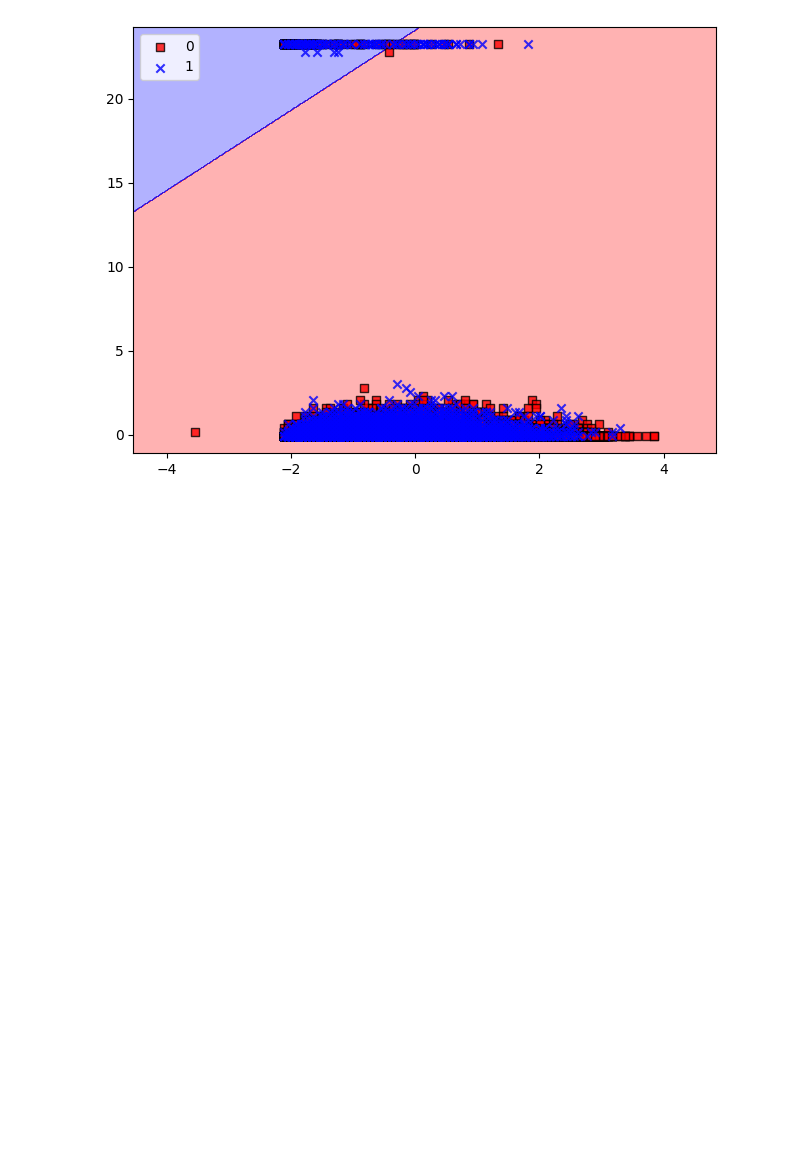
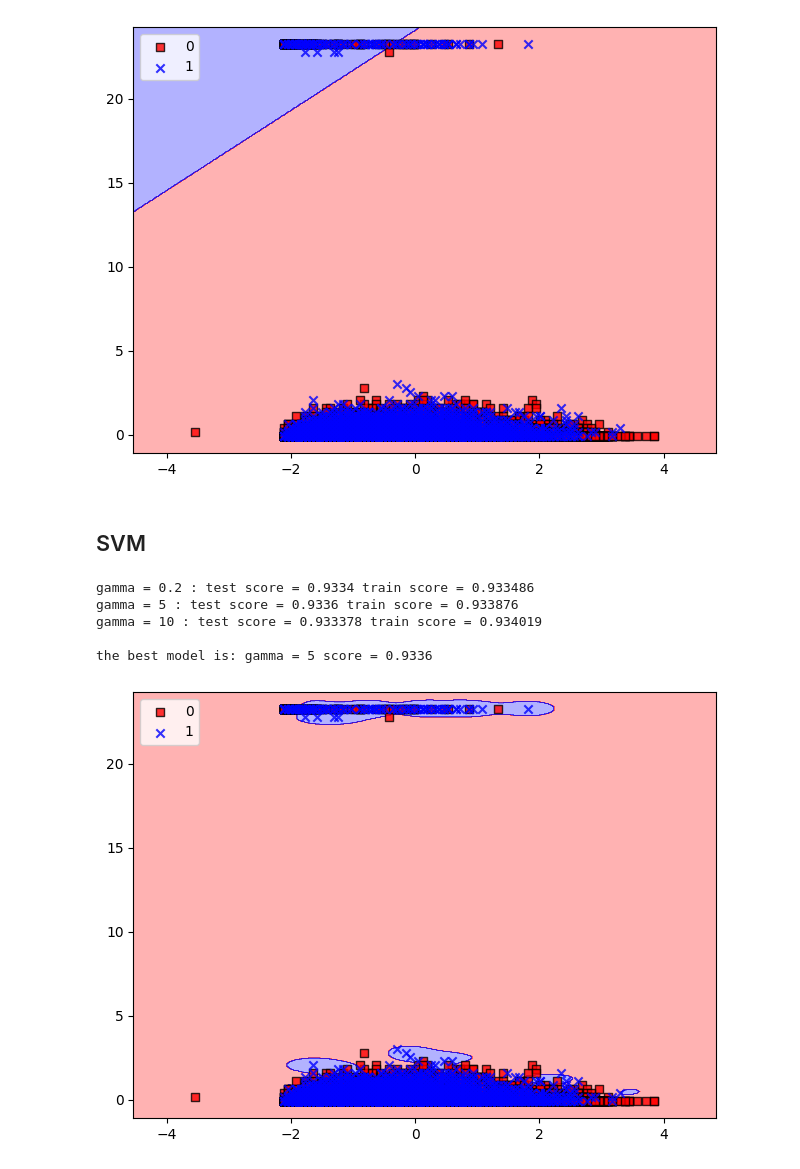
Before and after one commit to lca-123/PHBS_MLF_2023, a Jupyter notebook: Give-Me-Some-Credit/code/Classifiers.ipynb, the cells around one changed output. Saved outputs shown, nothing was run; the diff lists cells and outputs as text; code cells hidden in the pictures; blank space fills up the shorter version.

Commit message:
add svm and decision tree

```diff
--- a/Give-Me-Some-Credit/code/Classifiers.ipynb
+++ b/Give-Me-Some-Credit/code/Classifiers.ipynb
@@ -204,3 +203,36 @@ C = 0.001 : test score = 0.933289 train score = 0.933114
 
 the best model is: C = 0.00089 score = 0.9333111111111111
 [figure]
+# %% [markdown]
+## SVM
+# %%
+from sklearn.svm import SVC
+
+gamma_set = [0.2, 5, 10]
+score = 0
+gamma_best = 0
+model_best = None
+
+for gamma_this in gamma_set:
+    model = SVC(kernel='rbf', random_state=1, gamma = gamma_this)
+    model.fit(X_train_select, y_train)
+    this_score = model.score(X_test_select, y_test)
+    print(f'gamma = {gamma_this} : test score = {this_score.round(6)} train score = {model.score(X_train_select, y_train).round(6)}')
+    if this_score > score:
+        score = this_score
+        gamma_best = gamma_this
+        model_best = model
+print(f'\nthe best model is: gamma = {gamma_best} test score = {score}')
+
+plot_decision_regions(X_combined_std, y_combined,
+                      classifier=model_best)
+plt.legend(loc='upper left')
+plt.tight_layout()
+plt.show()
+# %% [output]
+gamma = 0.2 : test score = 0.9334 train score = 0.933486
+gamma = 5 : test score = 0.9336 train score = 0.933876
+gamma = 10 : test score = 0.933378 train score = 0.934019
+
+the best model is: gamma = 5 score = 0.9336
+[figure, added]
```
Also changed, not shown: parts of 3 cells of this notebook.
